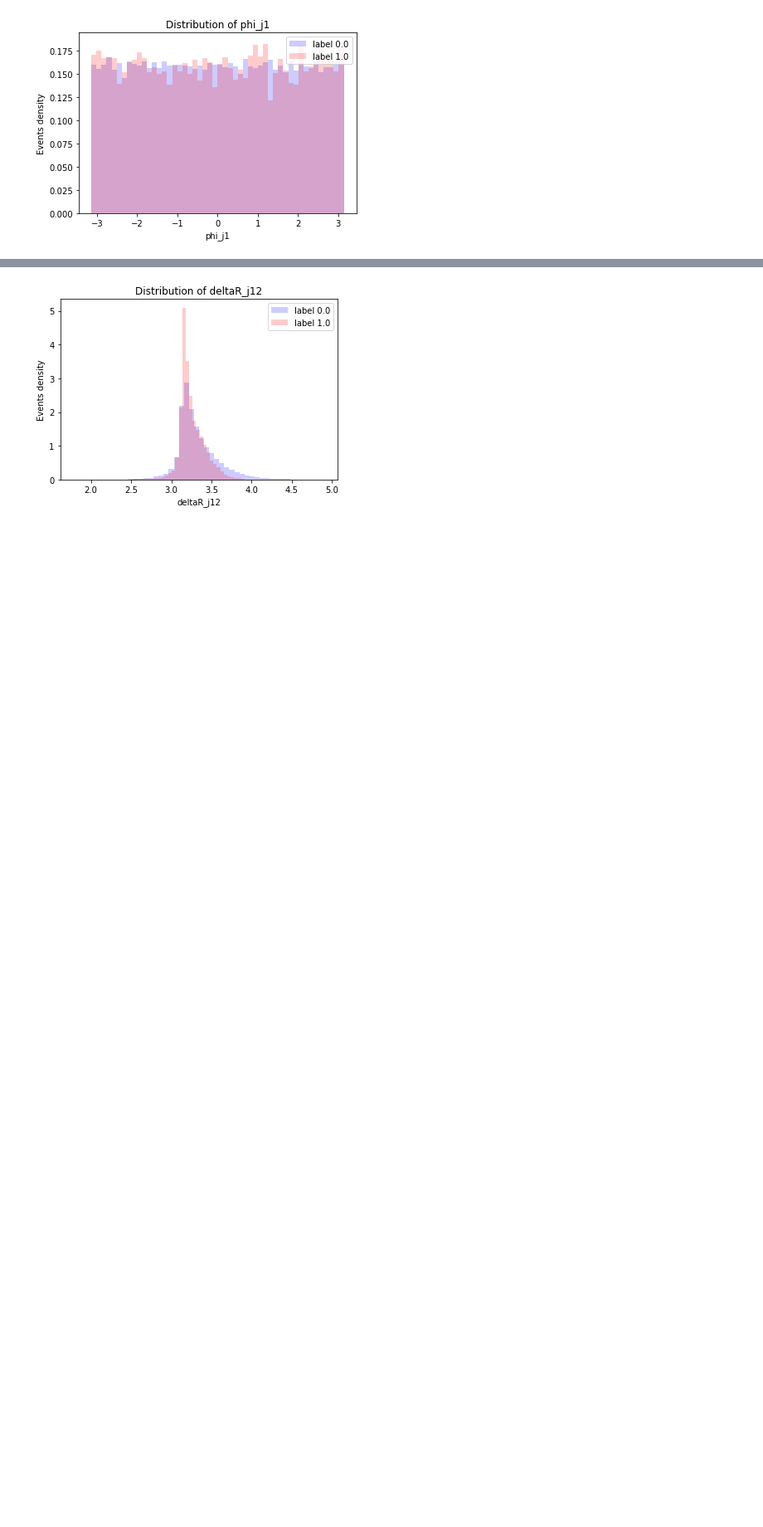
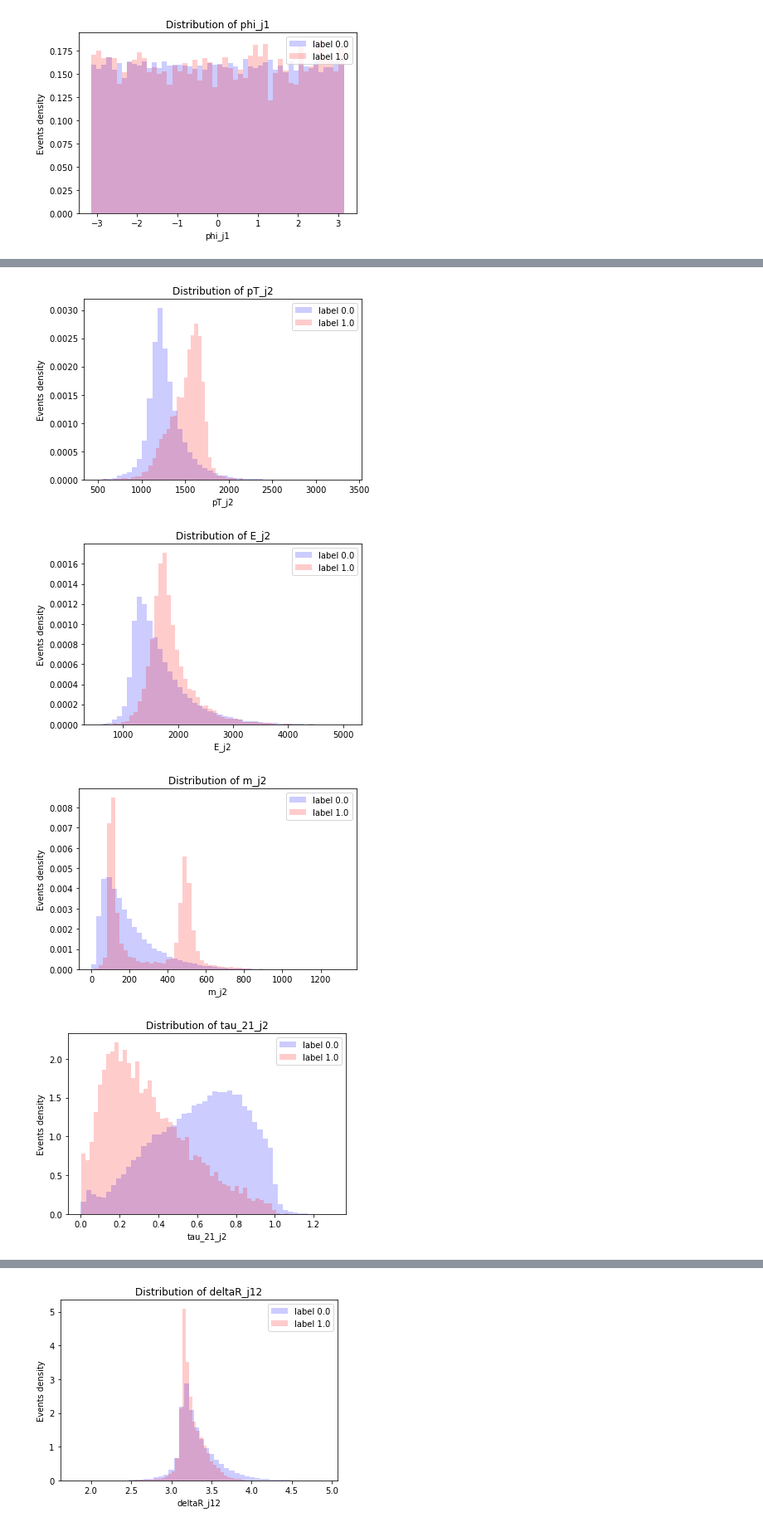
Before and after one commit to marianaiv/tesis_grado_UCV, a Jupyter notebook: tesis/capitulos/analisis-datos/conjunto-RnD.ipynb, the cells around one changed output, grey strips where cells are left out. Shown: that part at 83% size. Saved outputs shown, nothing was run; the diff lists cells and outputs as text; code cells hidden in the pictures; blank space fills up the shorter version.

```diff
--- a/tesis/capitulos/analisis-datos/conjunto-RnD.ipynb
+++ b/tesis/capitulos/analisis-datos/conjunto-RnD.ipynb
@@ -182,0 +180,10 @@ Por último, las variables que reprensentan una relación entre los dos jets pri
+# %%
+variables = ['pT_j2','E_j2', 'm_j2','tau_21_j2', 'eta_j2', 'nhadrons_j2', 'phi_j2']
+for variable in variables:
+    bkg_sig_hist(df, variable=variable, label='label')
+    plt.show()
+# %% [output]
+[figure, added]
+[figure, added]
+[figure, added]
+[figure, added]
```
Also changed, not shown: parts of 9 cells of this notebook.
